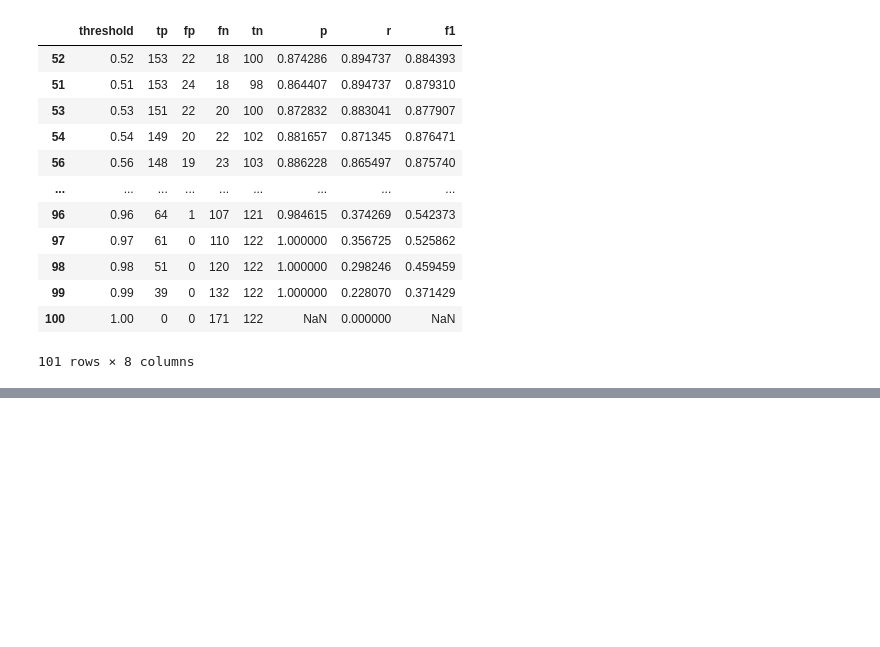
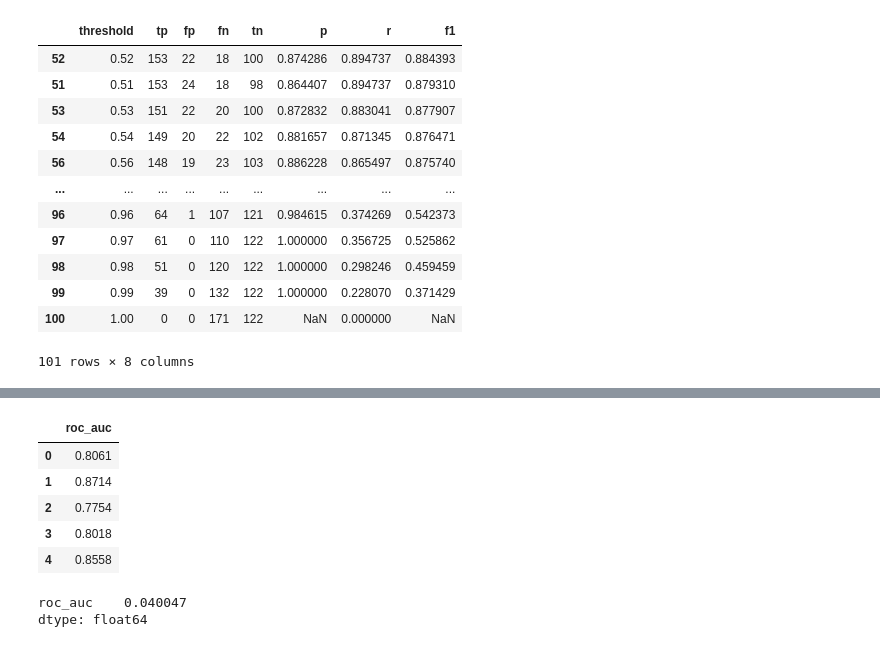
Before and after one commit to lautarocolli/machine-learning-zoomcamp-homework, a Jupyter notebook: 04-evaluation/homework.ipynb, the cells around one changed output, grey strips where cells are left out. Cells and saved outputs as stored; diff of their text form; code cells hidden in the pictures; blank space fills up the shorter version.

```diff
--- a/04-evaluation/homework.ipynb
+++ b/04-evaluation/homework.ipynb
@@ -306,0 +330,2 @@ df_scores.sort_values('f1', ascending=False)
+# %%
+kf = KFold(n_splits=5, shuffle=True, random_state=1)
@@ -306,0 +345,24 @@ df_scores.sort_values('f1', ascending=False)
+# %%
+scores = {}
+for fold, (idx_train,idx_test) in enumerate(kf.split(df_full_train)):
+    print(f'Fold {fold}')
+    df_train = df_full_train.iloc[idx_train]
+    df_val = df_full_train.iloc[idx_test]
+
+    y_train = df_train.converted.values
+    y_val = df_val.converted.values
+
+    dv = DictVectorizer()
+    X_train = dv.fit_transform(df_train[columns].to_dict(orient='records'))
+    X_val = dv.transform(df_val[columns].to_dict(orient='records'))
+
+    model = LogisticRegression(solver='liblinear', C=1.0, max_iter=1000)
+    model.fit(X_train,y_train)
+
+    model_pred = model.predict_proba(X_val)[:,1]
+
+    score = round(roc_auc_score(y_val,model_pred),4)
+    print(f'ROC AUC: {score}\n')
+
+    scores[fold] = score
+df_scores = pd.DataFrame.from_dict(scores, orient='index', columns=['roc_auc'])
@@ -306,0 +386,14 @@ df_scores.sort_values('f1', ascending=False)
+# %%
+df_scores
+# %% [output]
+|  | roc_auc |
+| 0 | 0.8061 |
+| 1 | 0.8714 |
+| 2 | 0.7754 |
+| 3 | 0.8018 |
+| 4 | 0.8558 |
+# %%
+df_scores.std()
+# %% [output]
+roc_auc    0.040047
+dtype: float64
```
Also changed, not shown: parts of 8 cells of this notebook.
